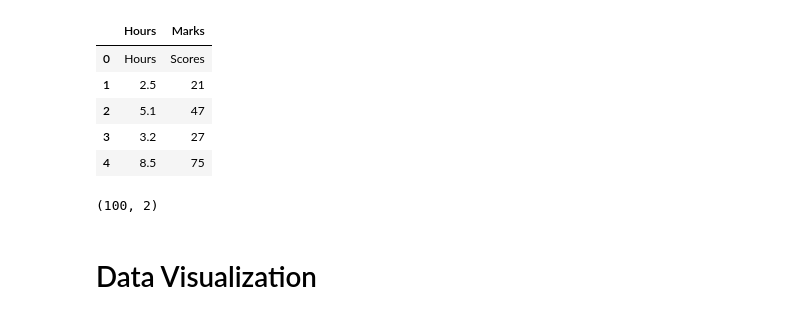
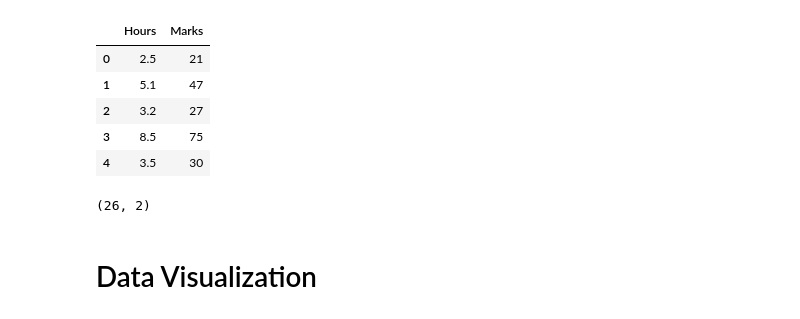
Before and after one commit to mohammad0alfares/Linear_Regression_Detailed_Implementation, a Jupyter notebook: Linear_Regression.ipynb, the cells around one changed output. Drawn from its saved outputs; the diff is of its cells as text; code cells hidden in the pictures.

```diff
--- a/Linear_Regression.ipynb
+++ b/Linear_Regression.ipynb
@@ -8,20 +8,21 @@ from sklearn import metrics
 import matplotlib.pyplot as plt
 %matplotlib inline
 # %%
-df = pd.read_csv('https://raw.githubusercontent.com/mohammad0alfares/Linear_Regression_Detailed_Implementation/master/student_scores.csv',names=["Hours", "Marks"], index_col=False)
+df = pd.read_csv('https://raw.githubusercontent.com/mohammad0alfares/Linear_Regression_Detailed_Implementation/master/student_scores.csv', index_col=False)
 # %%
+df.columns = ["Hours", "Marks"]
 df.head()
 # %% [output]
 |  | Hours | Marks |
-| 0 | Hours | Scores |
-| 1 | 2.5 | 21 |
-| 2 | 5.1 | 47 |
-| 3 | 3.2 | 27 |
-| 4 | 8.5 | 75 |
+| 0 | 2.5 | 21 |
+| 1 | 5.1 | 47 |
+| 2 | 3.2 | 27 |
+| 3 | 8.5 | 75 |
+| 4 | 3.5 | 30 |
 # %%
 df.shape
 # %% [output]
-(100, 2)
+(26, 2)
 # %% [markdown]
 # Data Visualization
 # %% [markdown]
```
Also changed, not shown: parts of 1 cell of this notebook.
